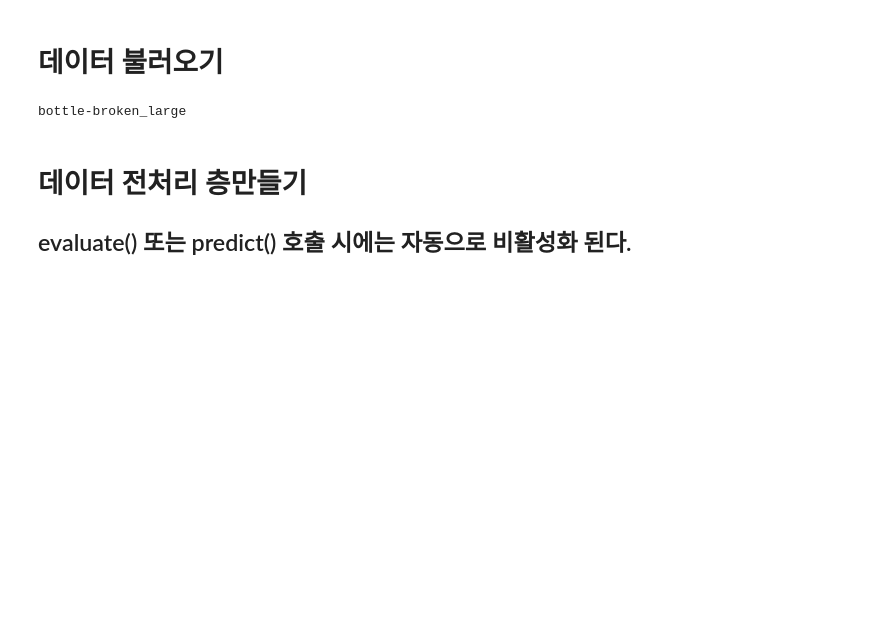
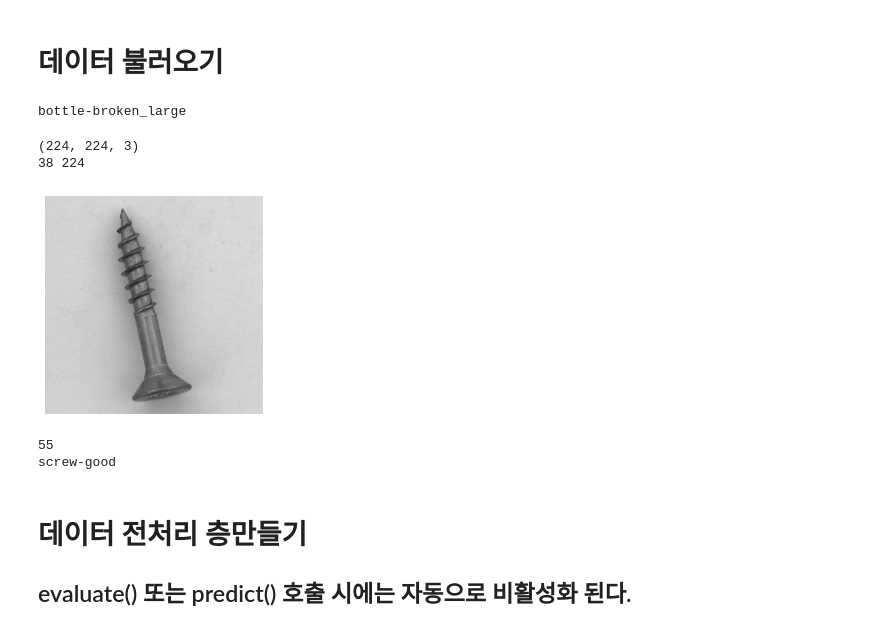
Before and after one commit to Mu-jun/dacon, a Jupyter notebook: anomaly_detection/tensorflow_input_pipline.ipynb, the cells around one changed output. Cells and saved outputs as stored; diff of their text form; code cells hidden in the pictures; blank space fills up the shorter version.

```diff
--- a/anomaly_detection/tensorflow_input_pipline.ipynb
+++ b/anomaly_detection/tensorflow_input_pipline.ipynb
@@ -80,6 +81,23 @@ ds = tf.data.Dataset.zip((images_ds, labels_ds))
 ds = configure_for_performance(ds)
 # %% [output]
 bottle-broken_large
+# %%
+for img, label in ds.take(1):
+    print(img.numpy()[0].shape)
+    img = img.numpy()[0].astype(np.uint8)
+    print(img.min(), img.max())
+    plt.imshow(img), plt.axis('off')
+    plt.show()
+
+    print(label.numpy()[0])
+    idx = (label.numpy()[0])
+    print(classes[idx])
+# %% [output]
+(224, 224, 3)
+38 224
+[figure, added]
+55
+screw-good
 # %% [markdown]
 # 데이터 전처리 층만들기
 ## evaluate() 또는 predict() 호출 시에는 자동으로 비활성화 된다.
```
Also changed, not shown: parts of 1 cell of this notebook, 2 other files.
